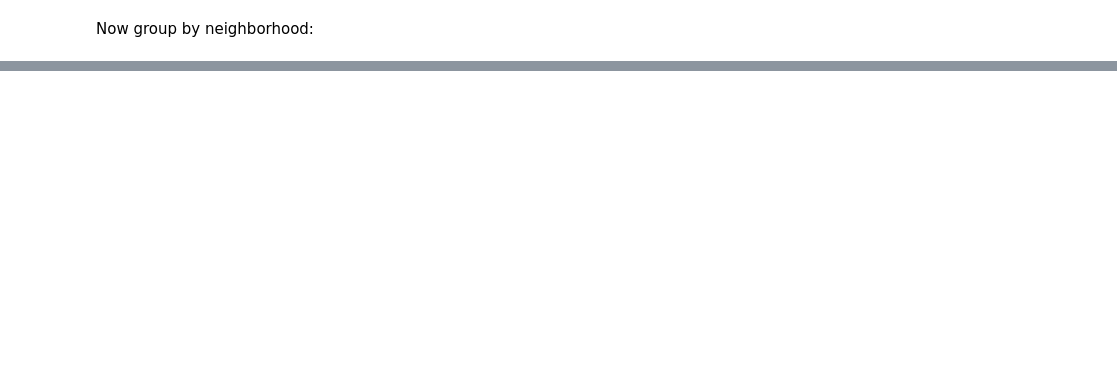
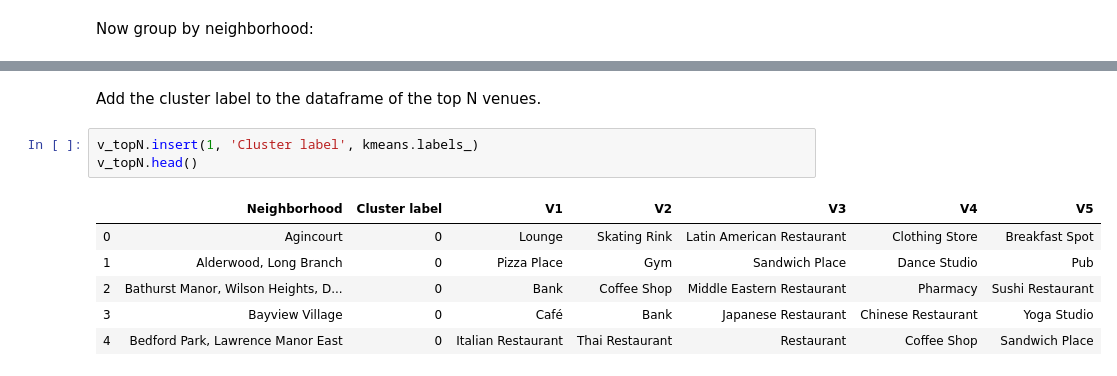
Before and after one commit to physinet/Coursera-IBM-Data-Science, a Jupyter notebook: Toronto Neighborhoods.ipynb, the cells around one changed output, grey strips where cells are left out. Drawn from its saved outputs; the diff is of its cells as text; blank space fills up the shorter version.

```diff
--- a/Toronto Neighborhoods.ipynb
+++ b/Toronto Neighborhoods.ipynb
@@ -220,0 +266,12 @@ venues_grouped
+# %% [markdown]
+Add the cluster label to the dataframe of the top N venues.
+# %%
+v_topN.insert(1, 'Cluster label', kmeans.labels_)
+v_topN.head()
+# %% [output]
+|  | Neighborhood | Cluster label | V1 | V2 | V3 | V4 | V5 |
+| 0 | Agincourt | 0 | Lounge | Skating Rink | Latin American Restaurant | Clothing Store | Breakfast Spot |
+| 1 | Alderwood, Long Branch | 0 | Pizza Place | Gym | Sandwich Place | Dance Studio | Pub |
+| 2 | Bathurst Manor, Wilson Heights, D... | 0 | Bank | Coffee Shop | Middle Eastern Restaurant | Pharmacy | Sushi Restaurant |
+| 3 | Bayview Village | 0 | Café | Bank | Japanese Restaurant | Chinese Restaurant | Yoga Studio |
+| 4 | Bedford Park, Lawrence Manor East | 0 | Italian Restaurant | Thai Restaurant | Restaurant | Coffee Shop | Sandwich Place |
```
Also changed, not shown: parts of 22 cells of this notebook.
